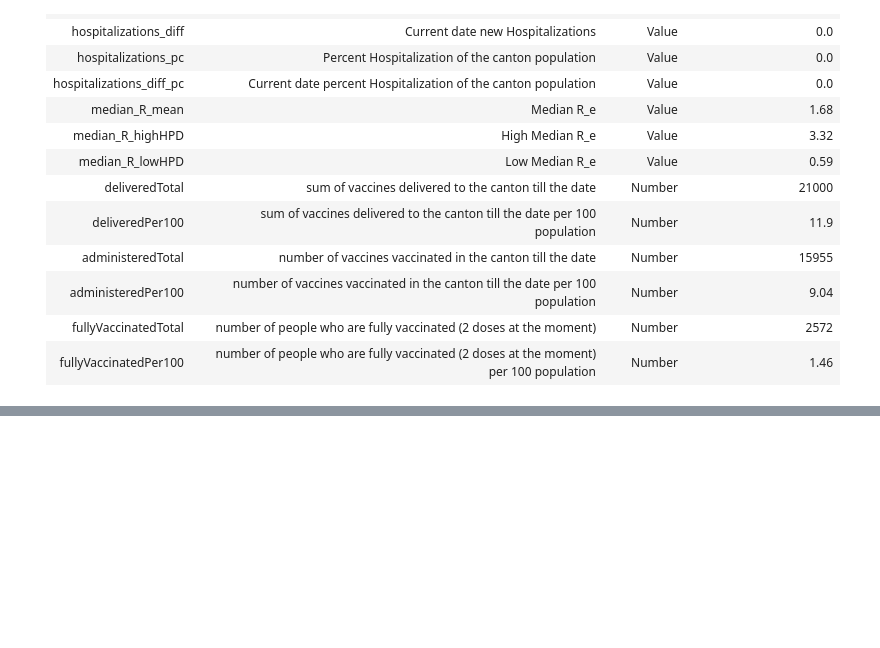
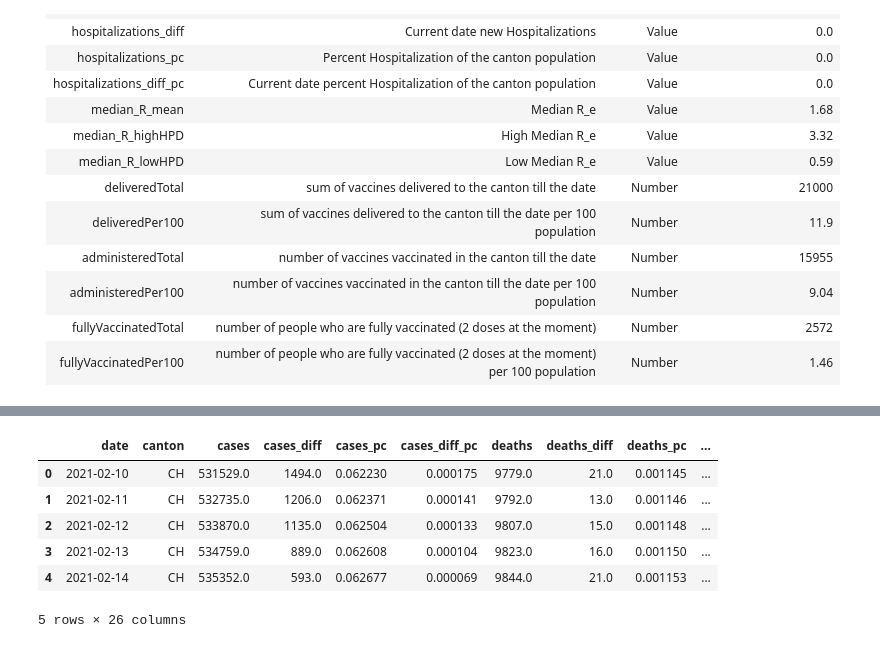
Before and after one commit to RomainClaret/msc.ct.project, a Jupyter notebook: CT-Project.ipynb, the cells around one changed output, grey strips where cells are left out. Saved outputs shown, nothing was run; the diff lists cells and outputs as text; code cells hidden in the pictures; blank space fills up the shorter version.

```diff
--- a/CT-Project.ipynb
+++ b/CT-Project.ipynb
@@ -459,0 +434,37 @@ if not name_date_re["median_R_mean"].empty:
+# %%
+import pandas as pd
+import datetime
+
+def build_dataset_region(region_class: Region, start:str, end:str):
+    startdate = datetime.datetime.strptime(start, '%Y-%m-%d')
+    enddate = datetime.datetime.strptime(end, '%Y-%m-%d')
+    if startdate > enddate:
+        tmp = enddate
+        enddate = startdate
+        startdate = tmp
+
+    region_class.set_date(startdate.strftime("%Y-%m-%d"))
+    df = region_class.get_df()
+
+    for d in pd.date_range(startdate+datetime.timedelta(days=1),enddate,freq='d'):
+        region_class.set_date(pd.to_datetime(d).date().strftime("%Y-%m-%d"))
+        df = df.append(region_class.get_df())
+
+    return df.reset_index(drop=True)
+
+def build_dataset(region_list:list, start:str, end:str):
+    for r in region_list:
+        if not 'df' in locals(): df = build_dataset_region(Region(r),start,end)
+        else: df = df.append(build_dataset_region(Region(r),start,end))
+    return df.reset_index(drop=True)
+
+#build_dataset_region(Region("CH"),"2021-02-10","2021-02-27")
+build_dataset(["CH","NE"],"2021-02-10","2021-02-27").head()
+# %% [output]
+|  | date | canton | cases | cases_diff | cases_pc | cases_diff_pc | deaths | deaths_diff | deaths_pc | ... |
+| 0 | 2021-02-10 | CH | 531529.0 | 1494.0 | 0.062230 | 0.000175 | 9779.0 | 21.0 | 0.001145 | ... |
+| 1 | 2021-02-11 | CH | 532735.0 | 1206.0 | 0.062371 | 0.000141 | 9792.0 | 13.0 | 0.001146 | ... |
+| 2 | 2021-02-12 | CH | 533870.0 | 1135.0 | 0.062504 | 0.000133 | 9807.0 | 15.0 | 0.001148 | ... |
+| 3 | 2021-02-13 | CH | 534759.0 | 889.0 | 0.062608 | 0.000104 | 9823.0 | 16.0 | 0.001150 | ... |
+| 4 | 2021-02-14 | CH | 535352.0 | 593.0 | 0.062677 | 0.000069 | 9844.0 | 21.0 | 0.001153 | ... |
+5 rows × 26 columns
```
Also changed, not shown: parts of 14 cells of this notebook, 1 other file.
